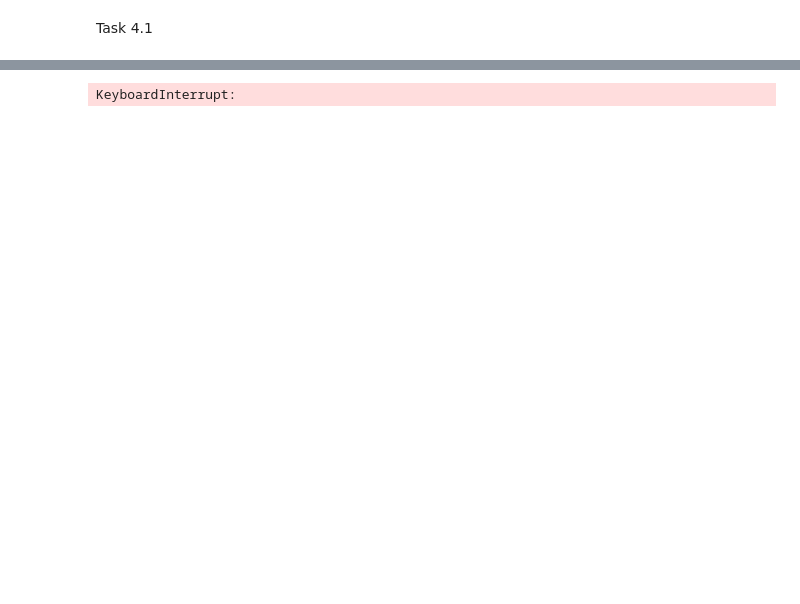
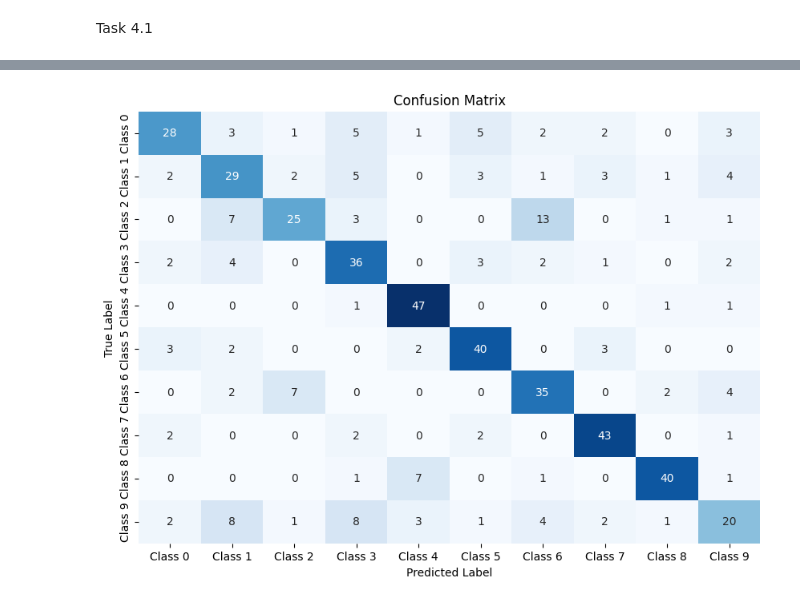
Before and after one commit to smthCreate/AI_Architecture, a Jupyter notebook: hw2.ipynb, the cells around one changed output, grey strips where cells are left out. Cells and saved outputs as stored; diff of their text form; code cells hidden in the pictures; blank space fills up the shorter version.

```diff
--- a/hw2.ipynb
+++ b/hw2.ipynb
@@ -1389,7 +1475,9 @@ Task 4.1
 import torch
 import torch.nn as nn
 import torch.optim as optim
-from sklearn.metrics import accuracy_score
+from sklearn.metrics import accuracy_score, precision_recall_fscore_support, confusion_matrix
+import matplotlib.pyplot as plt
+import seaborn as sns
 
 # Вспомогательная функция для создания финальной модели
 def create_final_model(num_classes=10, activation='relu', best_blocks_config=[3,3,3]):
@@ -1477,21 +1565,61 @@ def train_final_model(train_loader, val_loader, epochs=30, activation='relu', be
     # Сохраняем модель
     torch.save(model, 'best_model.pth')
 
+    # Вывод метрик
+    evaluate_metrics(model, val_loader, device)
+
     return model
 
+def evaluate_metrics(model, data_loader, device):
+    """Функция для вычисления метрик (accuracy, precision, recall, f1-score, confusion matrix)"""
 
-# Запуск финальной модели с лучшими параметрами
+    model.eval()  # Переводим модель в режим оценки
+    all_preds = []
+    all_labels = []
+
+    with torch.no_grad():  # Отключаем вычисление градиентов
+        for images, labels in data_loader:
+            images, labels = images.to(device), labels.to(device)
+
+            outputs = model(images)
+            _, preds = torch.max(outputs, 1)
+
+            all_preds.extend(preds.cpu().numpy())
+            all_labels.extend(labels.cpu().numpy())
+
+    # Accuracy
+    acc = accuracy_score(all_labels, all_preds)
+    print(f"Accuracy: {acc:.4f}")
+
+    # Precision, Recall, F1-score для каждого класса
+    precision, recall, f1, _ = precision_recall_fscore_support(all_labels, all_preds, average=None)
+    print(f"Precision per class: {precision}")
+    print(f"Recall per class: {recall}")
+    print(f"F1-score per class: {f1}")
+
+    # Confusion Matrix
+    cm = confusion_matrix(all_labels, all_preds)
+    print("Confusion Matrix:")
+    print(cm)
+
+    # Визуализация confusion matrix
+    cm_df = pd.DataFrame(cm, index=[f"Class {i}" for i in range(len(cm))], columns=[f"Class {i}" for i in range(len(cm))])
+    plt.figure(figsize=(10, 7))
+    sns.heatmap(cm_df, annot=True, fmt="d", cmap="Blues", cbar=False)
+    plt.title("Confusion Matrix")
+    plt.ylabel("True Label")
+    plt.xlabel("Predicted Label")
+    plt.show()
+
+# Пример использования:
 print("\n=== ОБУЧЕНИЕ ФИНАЛЬНОЙ МОДЕЛИ ===")
-# Лучшие параметры: [64, 128, 256] для каналов, [3, 3, 3] для блоков и ReLU для активации
 final_results = train_final_model(
     train_loader,
     val_loader,
     epochs=35,  # Можно провести от 30 до 40 эпох
-    activation='relu',  # Лучшее значение активации (по результатам из этапа 3.3)
+    activation='gelu',  # Лучшее значение активации (по результатам из этапа 3.3)
     best_blocks_config=[2, 2, 2]  # Выбранная конфигурация блоков из этапа 3.2
 )
-
-print("Финальная модель обучена и сохранена!")
 # %% [output]
 === ОБУЧЕНИЕ ФИНАЛЬНОЙ МОДЕЛИ ===
 Используем устройство: cuda
@@ -1504 +1641 @@ Epoch 2/35: Train Acc: 0.4110, Val Acc: 0.4520
-KeyboardInterrupt:
+[figure, added]
```
Also changed, not shown: parts of 14 cells of this notebook, 1 other file.
